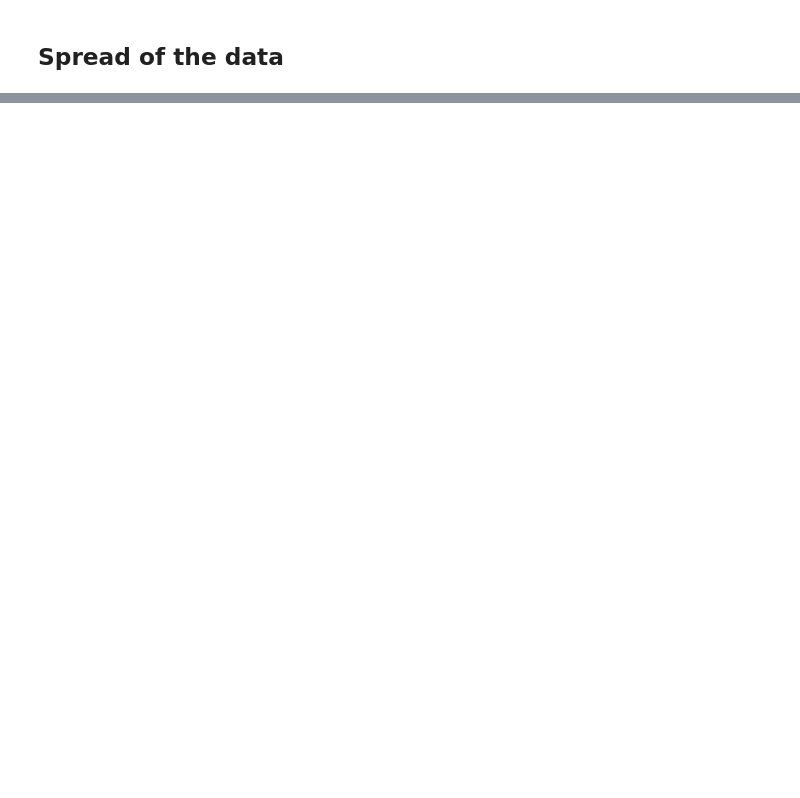
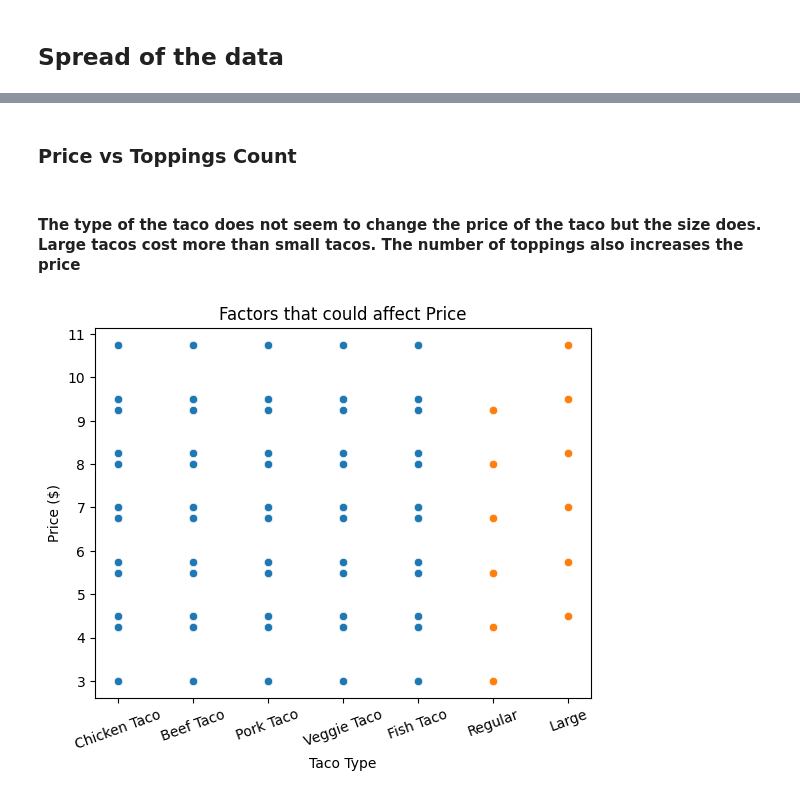
Before and after one commit to LuqmaanHak1m/Taco-Data-Exploration, a Jupyter notebook: taco_exploration.ipynb, the cells around one changed output, grey strips where cells are left out. Drawn from its saved outputs; the diff is of its cells as text; code cells hidden in the pictures; blank space fills up the shorter version.

```diff
--- a/taco_exploration.ipynb
+++ b/taco_exploration.ipynb
@@ -73,0 +200,14 @@ plt.show()
+# %% [markdown]
+### Price vs Toppings Count
+# %% [markdown]
+#### The type of the taco does not seem to change the price of the taco but the size does. Large tacos cost more than small tacos. The number of toppings also increases the price
+# %%
+for colName in ["Taco Type", "Taco Size"]:
+
+    sns.scatterplot(x=colName, y='Price ($)', data=df_more)
+
+plt.xticks(rotation=20)
+plt.title(f"Factors that could affect Price")
+plt.show()
+# %% [output]
+[figure, added]
```
Also changed, not shown: parts of 25 cells of this notebook.
